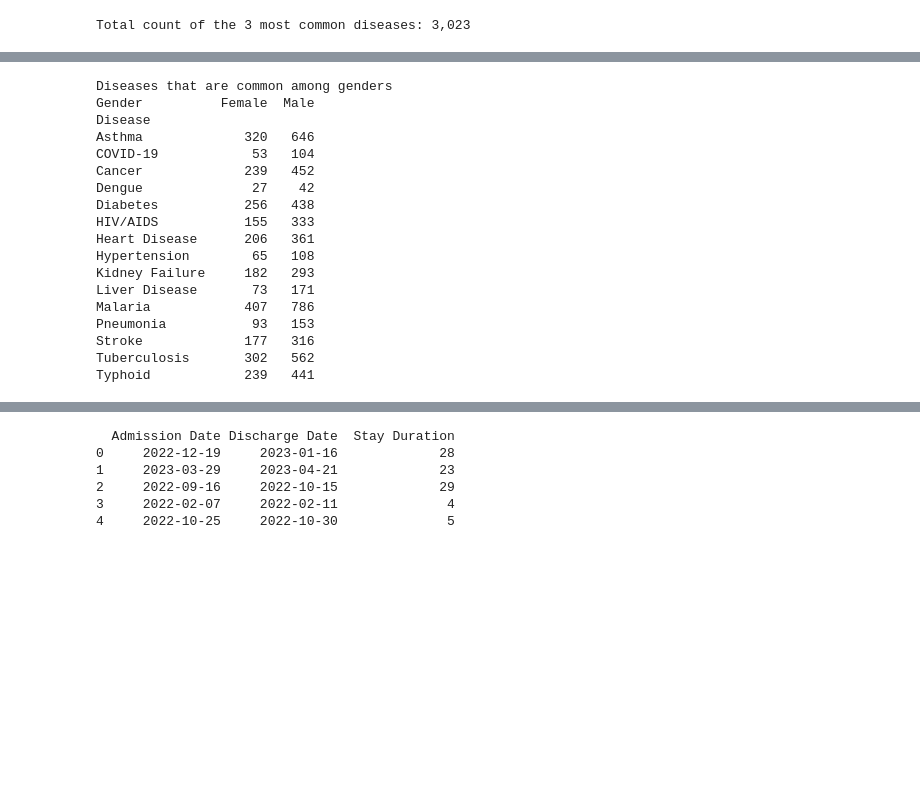
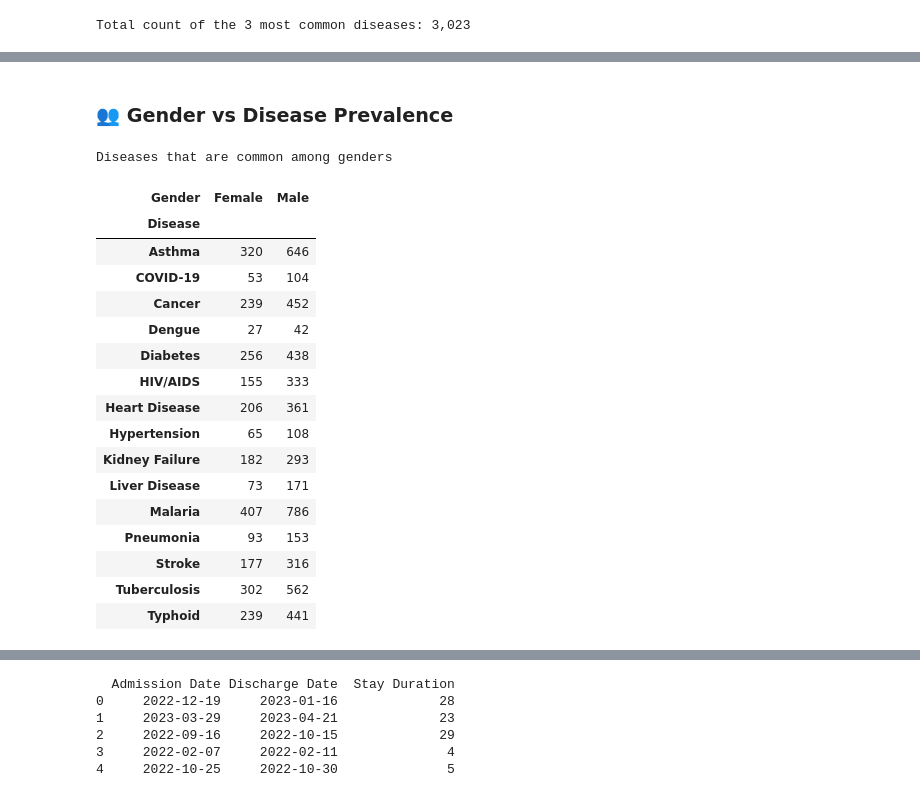
Before and after one commit to muriel1010/HOSPITAL-DATA-ANALYSIS, a Jupyter notebook: Hospital Analysis.ipynb, the cells around one changed output, grey strips where cells are left out. Cells and saved outputs as stored; diff of their text form; code cells hidden in the pictures; blank space fills up the shorter version.

```diff
--- a/Hospital Analysis.ipynb
+++ b/Hospital Analysis.ipynb
@@ -156,23 +148,26 @@ Tuberculosis: 29%
+# %% [markdown]
+### 👥 Gender vs Disease Prevalence
 # %%
 gender_disease = pd.crosstab(health_data['Disease'],health_data['Gender'])
 print("Diseases that are common among genders")
-print(gender_disease)
+#print(gender_disease)
+gender_disease
 # %% [output]
 Diseases that are common among genders
-Gender          Female  Male
-Disease
-Asthma             320   646
-COVID-19            53   104
-Cancer             239   452
-Dengue              27    42
-Diabetes           256   438
-HIV/AIDS           155   333
-Heart Disease      206   361
-Hypertension        65   108
-Kidney Failure     182   293
-Liver Disease       73   171
-Malaria            407   786
-Pneumonia           93   153
-Stroke             177   316
-Tuberculosis       302   562
-Typhoid            239   441
+| Gender | Female | Male |
+| Disease |  |  |
+| Asthma | 320 | 646 |
+| COVID-19 | 53 | 104 |
+| Cancer | 239 | 452 |
+| Dengue | 27 | 42 |
+| Diabetes | 256 | 438 |
+| HIV/AIDS | 155 | 333 |
+| Heart Disease | 206 | 361 |
+| Hypertension | 65 | 108 |
+| Kidney Failure | 182 | 293 |
+| Liver Disease | 73 | 171 |
+| Malaria | 407 | 786 |
+| Pneumonia | 93 | 153 |
+| Stroke | 177 | 316 |
+| Tuberculosis | 302 | 562 |
+| Typhoid | 239 | 441 |
```
Also changed, not shown: parts of 28 cells of this notebook.
